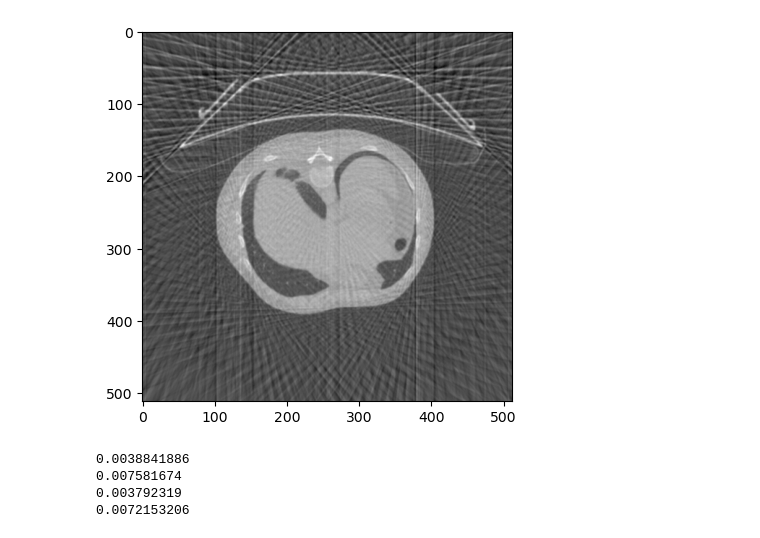
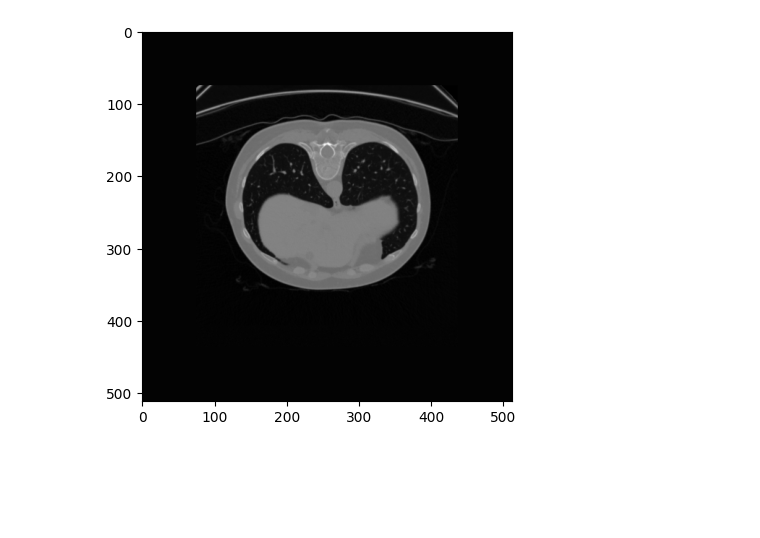
Before and after one commit to xdauby/PFE, a Jupyter notebook: metainvnet.ipynb, the cells around one changed output. Saved outputs shown, nothing was run; the diff lists cells and outputs as text; code cells hidden in the pictures; blank space fills up the shorter version.

```diff
--- a/metainvnet.ipynb
+++ b/metainvnet.ipynb
@@ -52,8 +77,2 @@ plt.show()
-# %%
-from matplotlib import pyplot as plt
-plt.imshow(x_fbp_train[18], cmap="gray")
-plt.show()
-# %% [output]
-[figure, removed]
 # %%
-X_train, X_test, y_train, y_test = x_fbp_train, x_fbp_test, x_true_train, x_true_test
+y_train, y_test = x_true_train, x_true_test
@@ -72,11 +79 @@ std_y_train = np.std(stacked_y_train)
-# %%
-print(mean_x_train)
-print(std_x_train)
-print(mean_y_train)
-print(std_y_train)
-# %% [output]
-0.0038841886
-0.007581674
-0.003792319
-0.0072153206
 # %%
@@ -105,0 +146,6 @@ sinos_test_tensor = torch.stack(sinos_test)
+# %%
+img_x_= y_train_tensor[5].to('cpu').squeeze(0).numpy()
+plt.imshow(img_x_, cmap = 'gray')
+plt.show()
+# %% [output]
+[figure, added]
```
Also changed, not shown: parts of 29 cells of this notebook, 7 other files.
